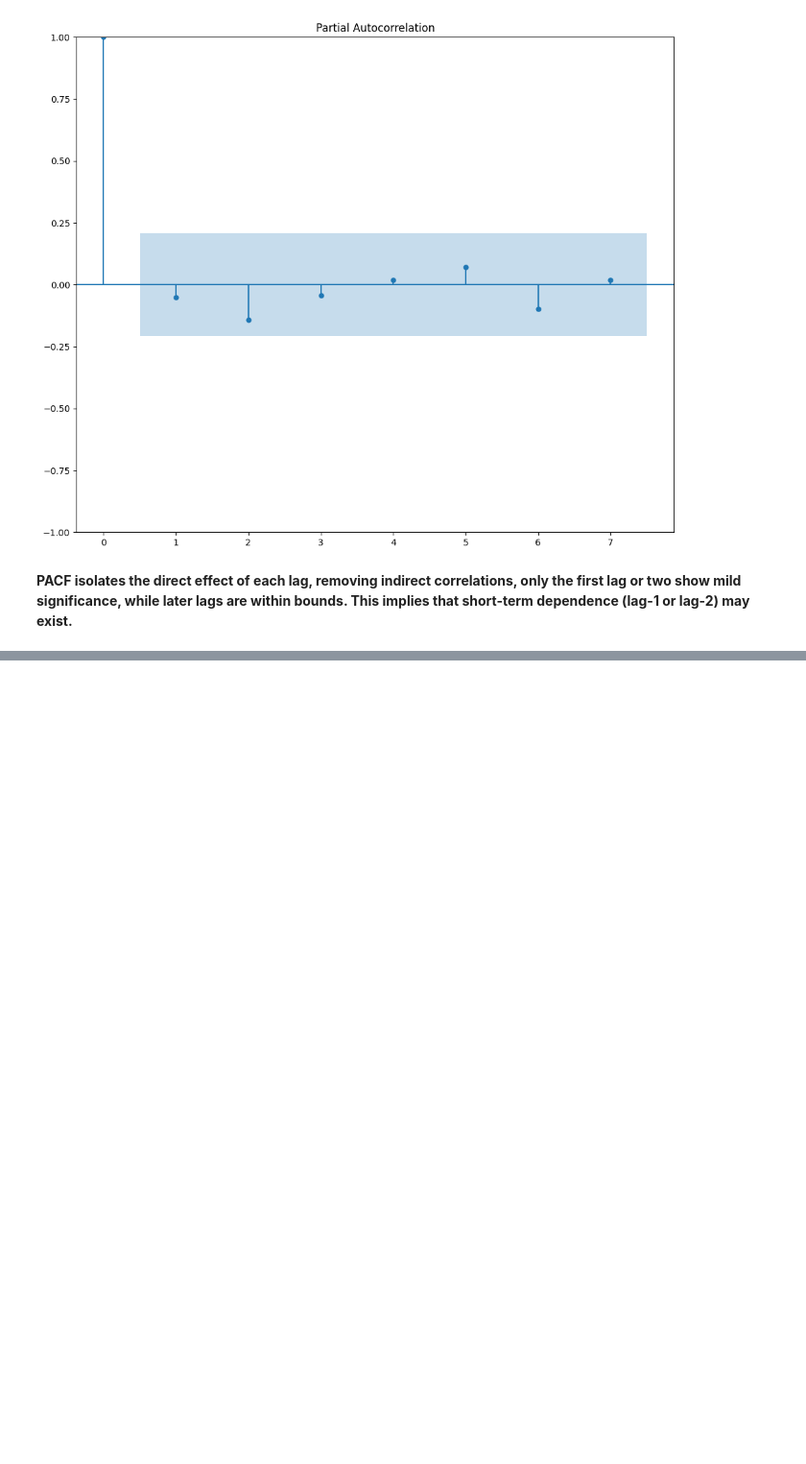
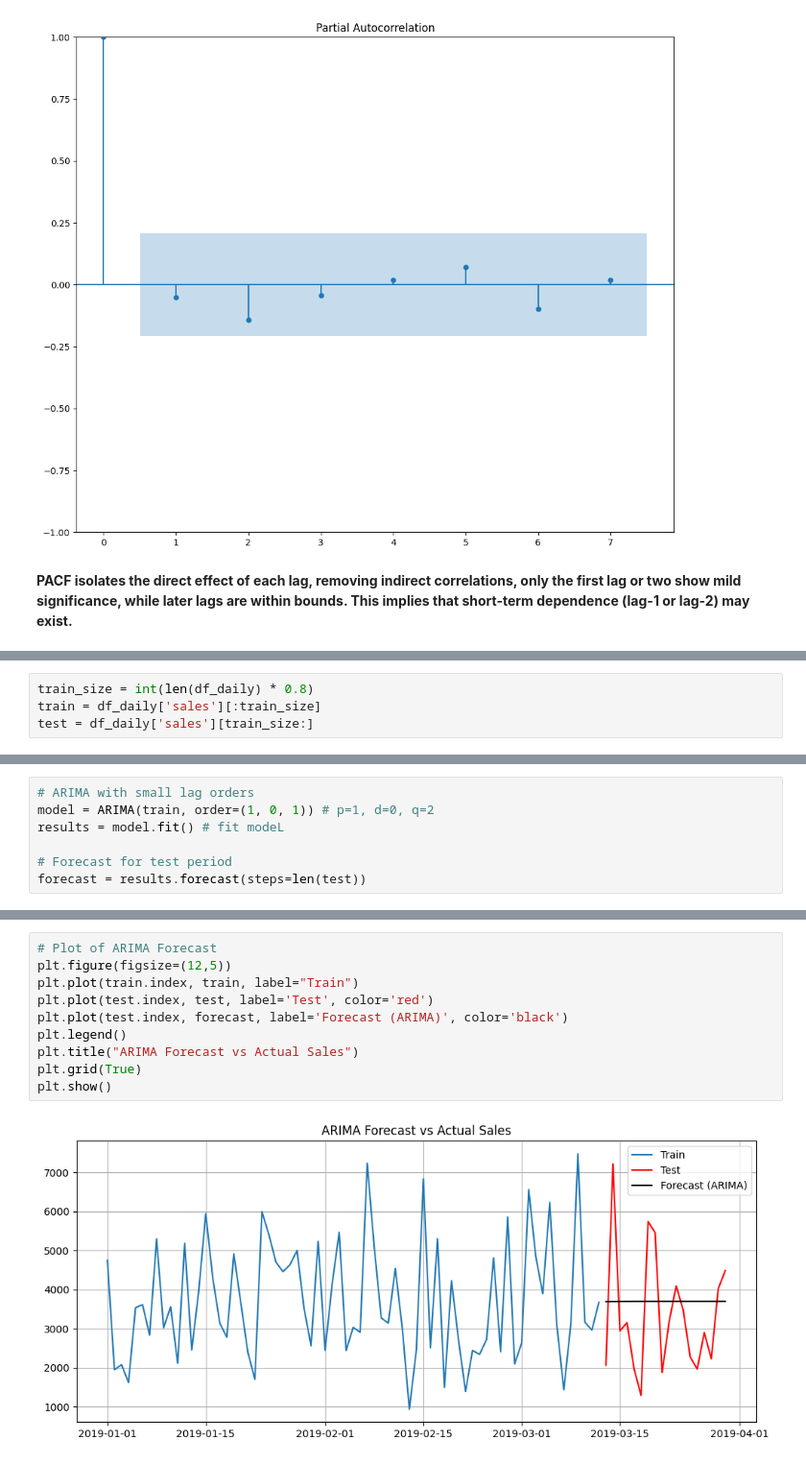
Before and after one commit to SmogJ/Supermarket-Sales-Forecaster, a Jupyter notebook: sales_forcast.ipynb, the cells around one changed output, grey strips where cells are left out. Shown at 96% size. Saved outputs shown, nothing was run; the diff lists cells and outputs as text; blank space fills up the shorter version.

Commit message:
Update: Model and Model Evaluation

```diff
--- a/sales_forcast.ipynb
+++ b/sales_forcast.ipynb
@@ -568,0 +577,4 @@ p-value: 1.7495640309589597e-11
+# %%
+train_size = int(len(df_daily) * 0.8)
+train = df_daily['sales'][:train_size]
+test = df_daily['sales'][train_size:]
@@ -568,0 +583,7 @@ p-value: 1.7495640309589597e-11
+# %%
+# ARIMA with small lag orders
+model = ARIMA(train, order=(1, 0, 1)) # p=1, d=0, q=2
+results = model.fit() # fit modeL
+
+# Forecast for test period
+forecast = results.forecast(steps=len(test))
@@ -568,0 +600,12 @@ p-value: 1.7495640309589597e-11
+# %%
+# Plot of ARIMA Forecast
+plt.figure(figsize=(12,5))
+plt.plot(train.index, train, label="Train")
+plt.plot(test.index, test, label='Test', color='red')
+plt.plot(test.index, forecast, label='Forecast (ARIMA)', color='black')
+plt.legend()
+plt.title("ARIMA Forecast vs Actual Sales")
+plt.grid(True)
+plt.show()
+# %% [output]
+[figure, added]
```
Also changed, not shown: parts of 27 cells of this notebook.
